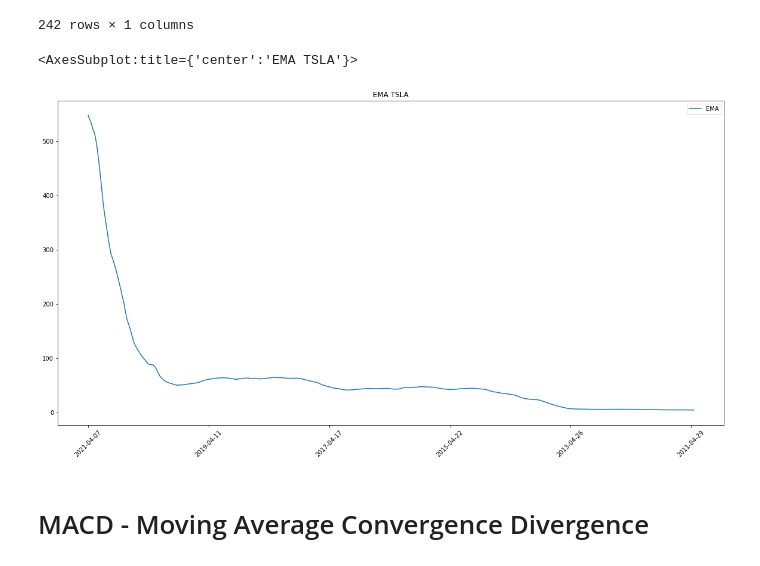
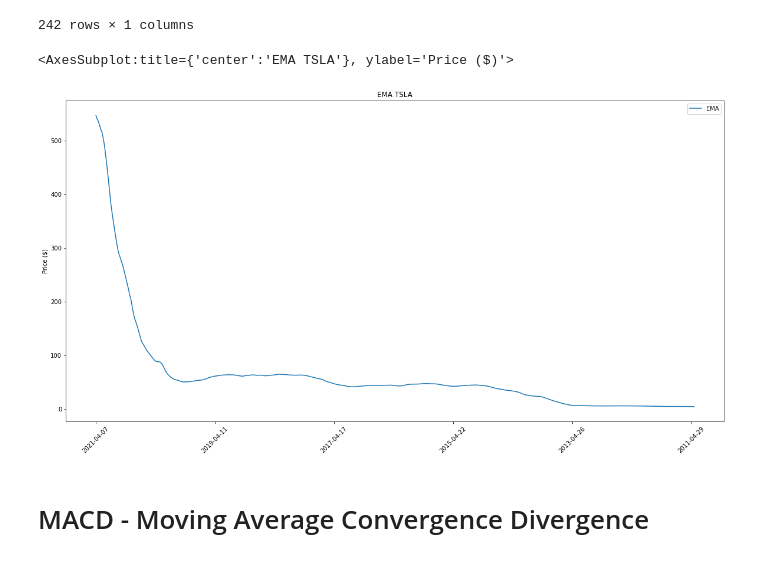
Before and after one commit to dbogatic/technical_indicators, a Jupyter notebook: alpha_vantage.ipynb, the cells around one changed output. Saved outputs shown, nothing was run; the diff lists cells and outputs as text; code cells hidden in the pictures.

```diff
--- a/alpha_vantage.ipynb
+++ b/alpha_vantage.ipynb
@@ -81,10 +81,10 @@ ema_df.iloc[:242]
 242 rows × 1 columns
 # %%
 # Plot EMA
-ema_df.plot(figsize=(20,10), title=f'EMA {ticker}', rot=45)
+ema_df.plot(figsize=(20,10), ylabel='Price ($)', title=f'EMA {ticker}', rot=45)
 # %% [output]
-<AxesSubplot:title={'center':'EMA TSLA'}>
+<AxesSubplot:title={'center':'EMA TSLA'}, ylabel='Price ($)'>
-[figure, old version]
+[figure, new version]
 # %% [markdown]
 # MACD - Moving Average Convergence Divergence
 # %%
```
Also changed, not shown: parts of 5 cells of this notebook.
